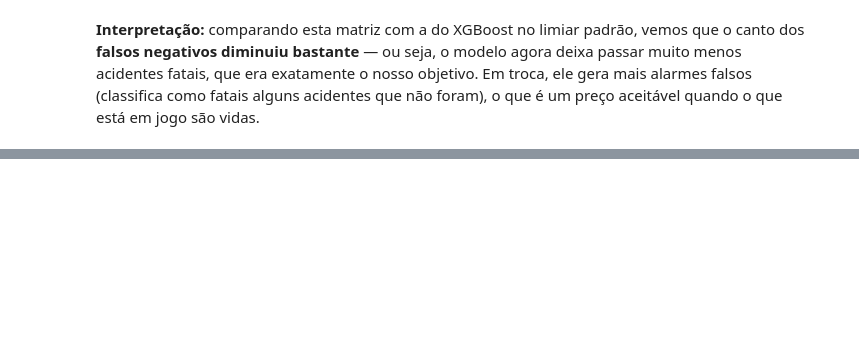
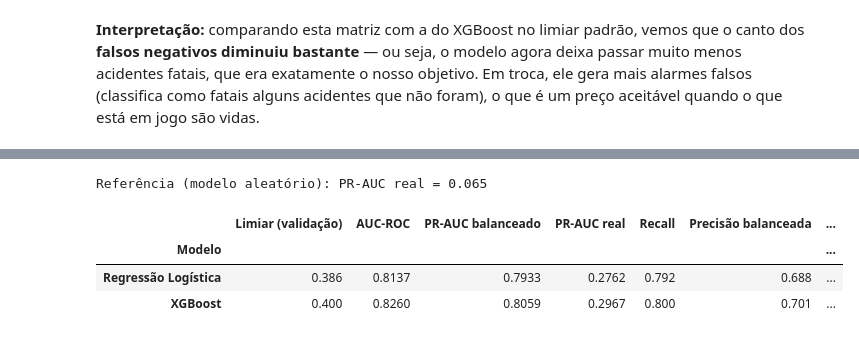
Before and after one commit to JGuilherme-aa1603/Predicao-de-acidentes-fatais, a Jupyter notebook: Projeto_Final_PRF.ipynb, the cells around one changed output, grey strips where cells are left out. Saved outputs shown, nothing was run; the diff lists cells and outputs as text; code cells hidden in the pictures; blank space fills up the shorter version.

```diff
--- a/Projeto_Final_PRF.ipynb
+++ b/Projeto_Final_PRF.ipynb
@@ -771,0 +891,35 @@ quando o que está em jogo são vidas.
+# %%
+RECALL_ALVO = 0.80
+linhas6 = []
+for nome, pipe in pipelines.items():
+    proba_teste = pipe.predict_proba(X6_teste)[:, 1]
+
+    # Limiar escolhido só com a validação
+    proba_val = pipe.predict_proba(X6_val)[:, 1]
+    _, recalls_val, limiares_val = precision_recall_curve(y6_val, proba_val)
+    limiar = limiares_val[np.where(recalls_val[:-1] >= RECALL_ALVO)[0][-1]]
+    previsao = (proba_teste >= limiar).astype(int)
+
+    linhas6.append({
+        "Modelo": nome,
+        "Limiar (validação)": round(limiar, 3),
+        "AUC-ROC": round(roc_auc_score(y6_teste, proba_teste), 4),
+        "PR-AUC balanceado": round(average_precision_score(y6_teste, proba_teste), 4),
+        "PR-AUC real": round(average_precision_score(y6_teste, proba_teste,
+                                                     sample_weight=pesos_teste), 4),
+        "Recall": round(recall_score(y6_teste, previsao), 3),
+        "Precisão balanceada": round(precision_score(y6_teste, previsao), 3),
+        "Precisão real": round(precision_score(y6_teste, previsao,
+                                               sample_weight=pesos_teste), 3),
+        "Alertas a cada 100 acidentes": round(100 * np.average(previsao, weights=pesos_teste), 1),
+    })
+
+print(f"Referência (modelo aleatório): PR-AUC real = {PREVALENCIA_REAL:.3f}")
+tabela_real = pd.DataFrame(linhas6).set_index("Modelo")
+tabela_real
+# %% [output]
+Referência (modelo aleatório): PR-AUC real = 0.065
+|  | Limiar (validação) | AUC-ROC | PR-AUC balanceado | PR-AUC real | Recall | Precisão balanceada | ... |
+| Modelo |  |  |  |  |  |  | ... |
+| Regressão Logística | 0.386 | 0.8137 | 0.7933 | 0.2762 | 0.792 | 0.688 | ... |
+| XGBoost | 0.400 | 0.8260 | 0.8059 | 0.2967 | 0.800 | 0.701 | ... |
```
Also changed, not shown: parts of 22 cells of this notebook, 2 other files.
